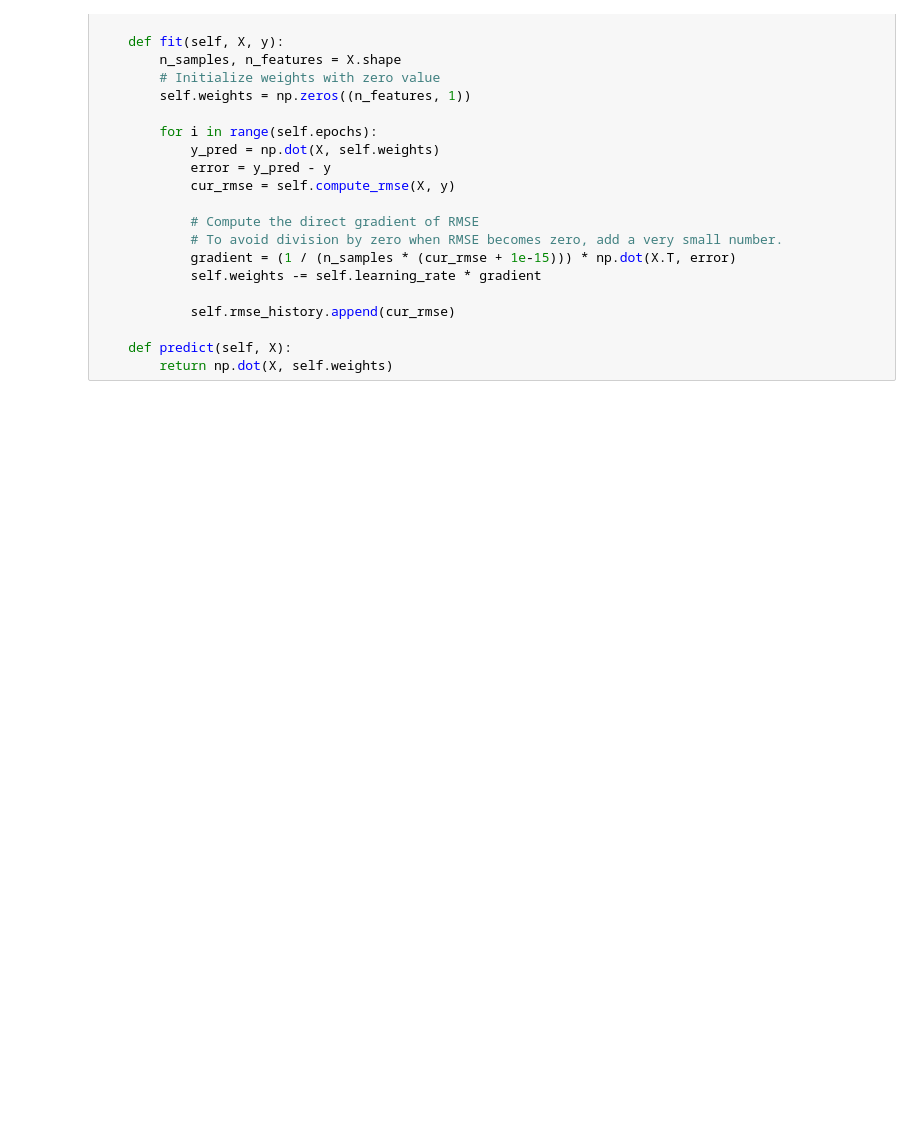
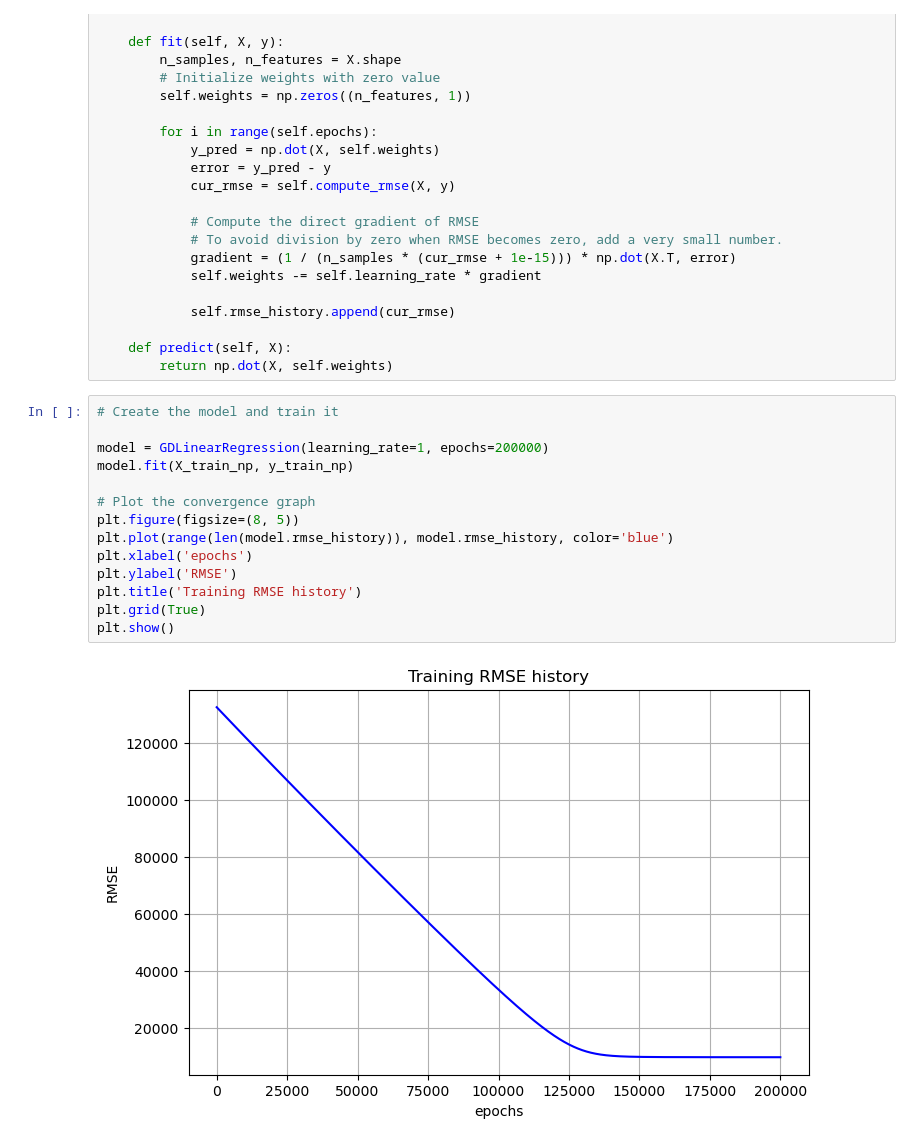
Before and after one commit to jeonharry/housing-price-predictor-LR, a Jupyter notebook: src/price_predictor.ipynb, the cells around one changed output. Cells and saved outputs as stored; diff of their text form; blank space fills up the shorter version.

Commit message:
model training and results on test and train

```diff
--- a/src/price_predictor.ipynb
+++ b/src/price_predictor.ipynb
@@ -273,3 +273,19 @@ class GDLinearRegression:
 
     def predict(self, X):
         return np.dot(X, self.weights)
+# %%
+# Create the model and train it
+
+model = GDLinearRegression(learning_rate=1, epochs=200000)
+model.fit(X_train_np, y_train_np)
+
+# Plot the convergence graph
+plt.figure(figsize=(8, 5))
+plt.plot(range(len(model.rmse_history)), model.rmse_history, color='blue')
+plt.xlabel('epochs')
+plt.ylabel('RMSE')
+plt.title('Training RMSE history')
+plt.grid(True)
+plt.show()
+# %% [output]
+[figure, added]
```
Also changed, not shown: parts of 1 cell of this notebook.
